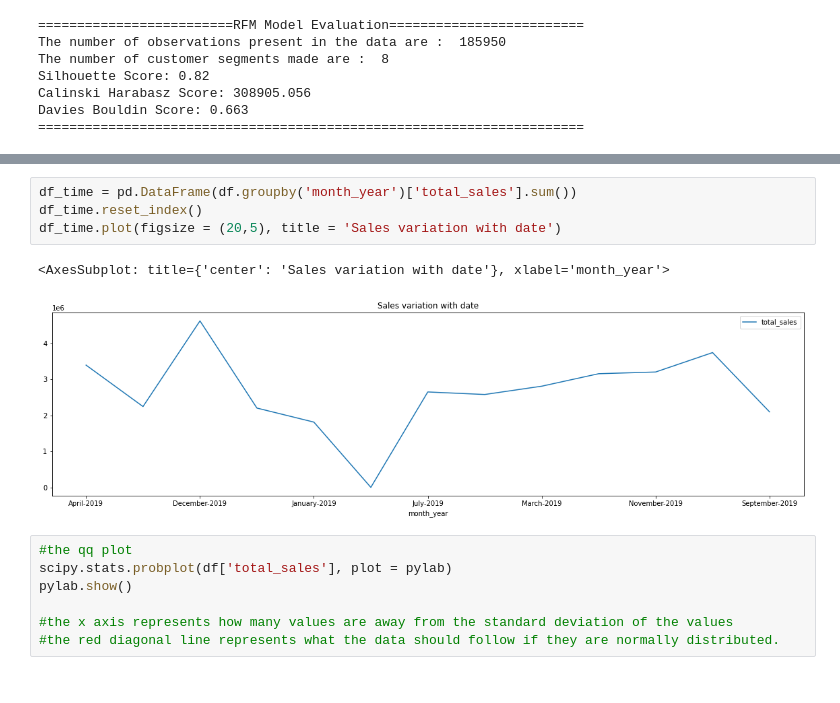
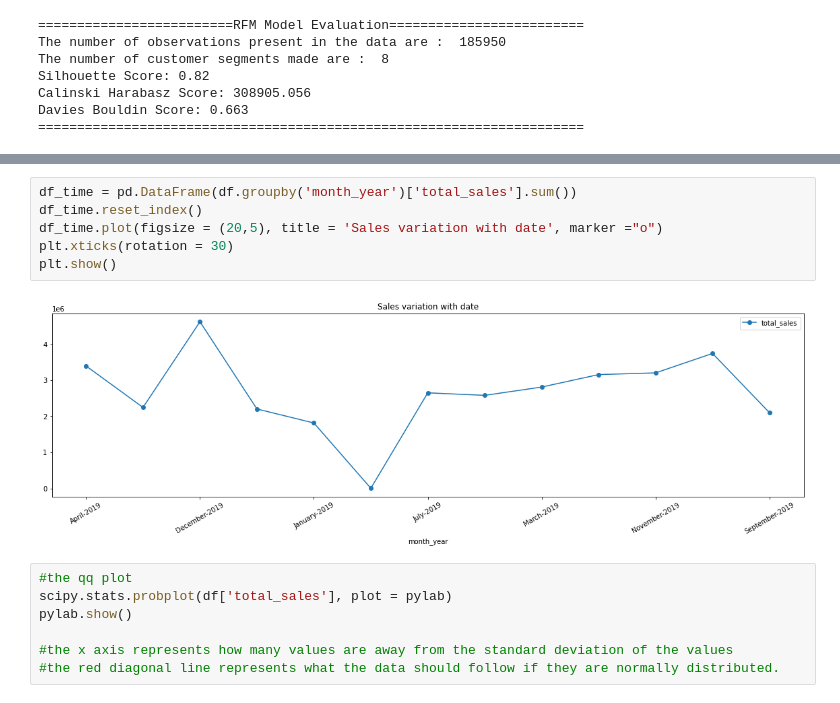
Before and after one commit to subhasish121995/Sales_Analysis, a Jupyter notebook: main_file_v1.0.ipynb, the cells around one changed output, grey strips where cells are left out. Saved outputs shown, nothing was run; the diff lists cells and outputs as text.

```diff
--- a/main_file_v1.0.ipynb
+++ b/main_file_v1.0.ipynb
@@ -506,10 +494,11 @@ df.head()
 # %%
 df_time = pd.DataFrame(df.groupby('month_year')['total_sales'].sum())
 df_time.reset_index()
-df_time.plot(figsize = (20,5), title = 'Sales variation with date')
+df_time.plot(figsize = (20,5), title = 'Sales variation with date', marker ="o")
+plt.xticks(rotation = 30)
+plt.show()
 # %% [output]
-<AxesSubplot: title={'center': 'Sales variation with date'}, xlabel='month_year'>
-[figure, old version]
+[figure, new version]
 # %%
 #the qq plot
 scipy.stats.probplot(df['total_sales'], plot = pylab)
```
Also changed, not shown: parts of 7 cells of this notebook.
